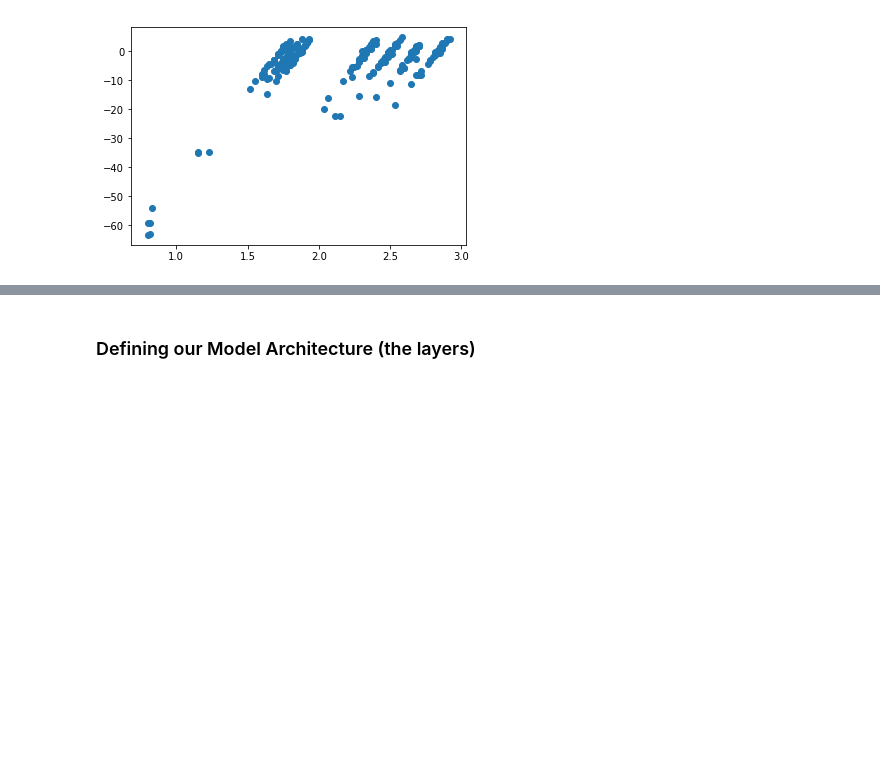
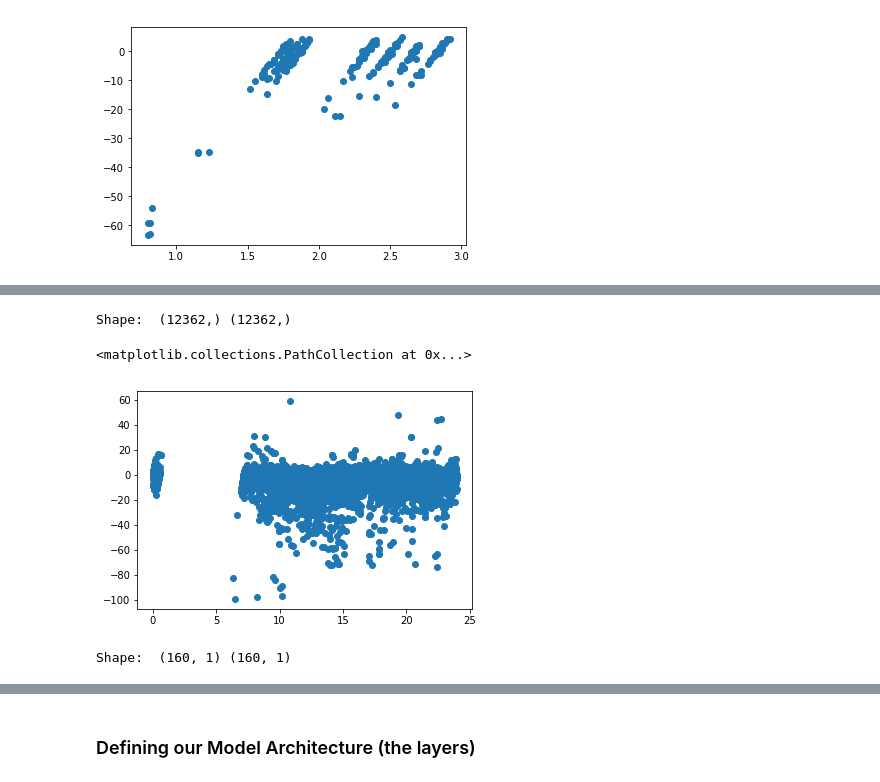
Before and after one commit to EfficiencyJunky/Project3SuperGroup, a Jupyter notebook: code/Final Project Machine Learning Component.ipynb, the cells around one changed output, grey strips where cells are left out. Saved outputs shown, nothing was run; the diff lists cells and outputs as text; code cells hidden in the pictures; blank space fills up the shorter version.

```diff
--- a/code/Final Project Machine Learning Component.ipynb
+++ b/code/Final Project Machine Learning Component.ipynb
@@ -296,0 +300,3 @@ plt.scatter(X, y)
+# %%
+muni_df = pd.read_csv('https://muni-db-service.herokuapp.com/data')
+muni_df
@@ -296,0 +350,14 @@ plt.scatter(X, y)
+# %%
+# clean data to remove outliers
+muni_df = pd.DataFrame(columns = muni_df.columns).append(muni_df[muni_df['minutes_early'] <= 100])
+muni_df = pd.DataFrame(columns = muni_df.columns).append(muni_df[muni_df['minutes_early'] >= -100])
+
+# Create the bins and bin names
+bins = [-100, -20, -10, -5, 0, 100]
+late_bins = ["more than 20 min late", "10-20 min late", "5-10 min late", "0-5 min late", "ontime or early"]
+
+muni_df["late bin"] = pd.cut(muni_df["minutes_early"], bins, labels=late_bins)
+# %%
+# Create Classes for output
+late_classes = [0, 1, 2, 3, 4]
+muni_df["late_classes"] = pd.cut(muni_df["minutes_early"], bins, labels=late_classes)
@@ -296,0 +514,14 @@ plt.scatter(X, y)
+# %%
+# Assign the data to X and y
+
+X = muni_df.time.values
+y = muni_df.minutes_early
+
+print("Shape: ", X.shape, y.shape)
+# %% [output]
+Shape:  (12362,) (12362,)
+# %%
+plt.scatter(X, y)
+# %% [output]
+<matplotlib.collections.PathCollection at 0x...>
+[figure, added]
@@ -296,0 +535,9 @@ plt.scatter(X, y)
+# %%
+# Assign the data to X and y
+
+X = selected_muni_df.time.values.reshape(-1, 1)
+y = selected_muni_df.minutes_early.values.reshape(-1, 1)
+
+print("Shape: ", X.shape, y.shape)
+# %% [output]
+Shape:  (160, 1) (160, 1)
```
Also changed, not shown: parts of 50 cells of this notebook.
